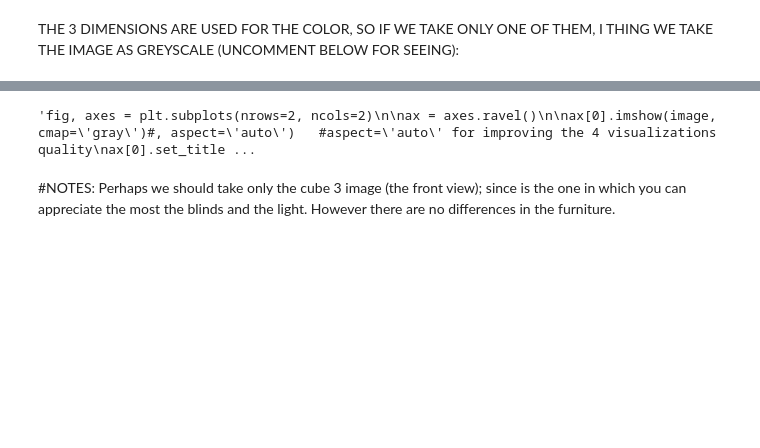
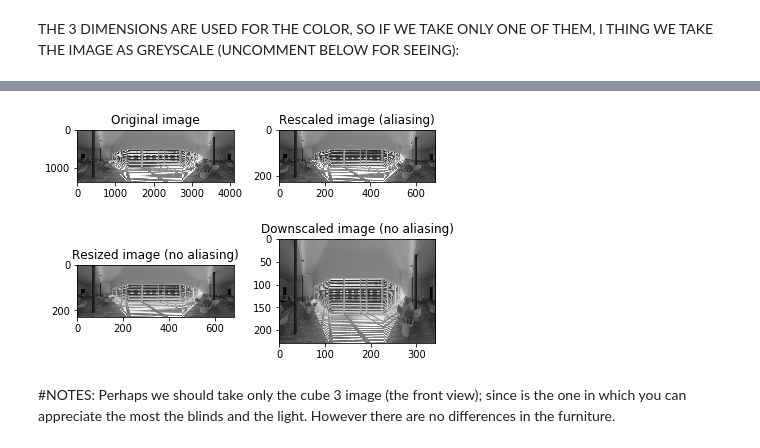
Before and after one commit to joSanchez28/Machine-Learning-EPFL, a Jupyter notebook: Project2-ArchitectureExperiment/Project2-Notebook - New Approach.ipynb, the cells around one changed output, grey strips where cells are left out. Cells and saved outputs as stored; diff of their text form; code cells hidden in the pictures; blank space fills up the shorter version.

```diff
--- a/Project2-ArchitectureExperiment/Project2-Notebook - New Approach.ipynb
+++ b/Project2-ArchitectureExperiment/Project2-Notebook - New Approach.ipynb
@@ -883,6 +935,6 @@ THE 3 DIMENSIONS ARE USED FOR THE COLOR, SO IF WE TAKE ONLY ONE OF THEM, I THING
 # %%
 #plt.imshow(image[:,:,0])
 # %%
-'''image = image[:,:,0]'''
+image = image[:,:,0]
 # %%
 from skimage.transform import rescale, resize, downscale_local_mean
@@ -896,26 +946,26 @@ image_downscaled = downscale_local_mean(image, (6,12)) #/(4,3) keep quite image
 # %%
-'''fig, axes = plt.subplots(nrows=2, ncols=2)
+fig, axes = plt.subplots(nrows=2, ncols=2)
 
 ax = axes.ravel()
 
 ax[0].imshow(image, cmap='gray')#, aspect='auto')   #aspect='auto' for improving the 4 visualizations quality
 ax[0].set_title("Original image")
 
 ax[1].imshow(image_rescaled, cmap='gray')#, aspect='auto')
 ax[1].set_title("Rescaled image (aliasing)")
 
 ax[2].imshow(image_resized, cmap='gray')#, aspect='auto')
 ax[2].set_title("Resized image (no aliasing)")
 
 ax[3].imshow(image_downscaled, cmap='gray')#, aspect='auto')
 ax[3].set_title("Downscaled image (no aliasing)")
 
 #ax[0].set_xlim(0, 512)
 #ax[0].set_ylim(512, 0)
 plt.tight_layout()
-plt.show()'''
+plt.show()
 # %% [output]
-'fig, axes = plt.subplots(nrows=2, ncols=2)\n\nax = axes.ravel()\n\nax[0].imshow(image, cmap=\'gray\')#, aspect=\'auto\')   #aspect=\'auto\' for improving the 4 visualizations quality\nax[0].set_title ...
+[figure, added]
 # %% [markdown]
 #NOTES: Perhaps we should take only the cube 3 image (the front view); since is the one in which you can appreciate the most the blinds and the light. However there are no differences in the furniture.
 # %% [markdown]
```
Also changed, not shown: parts of 51 cells of this notebook.
